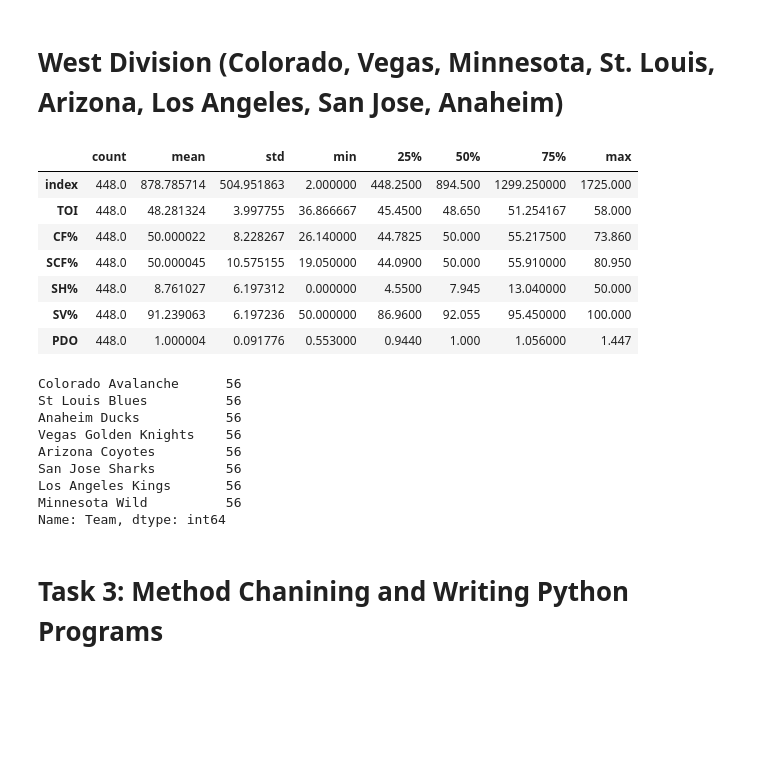
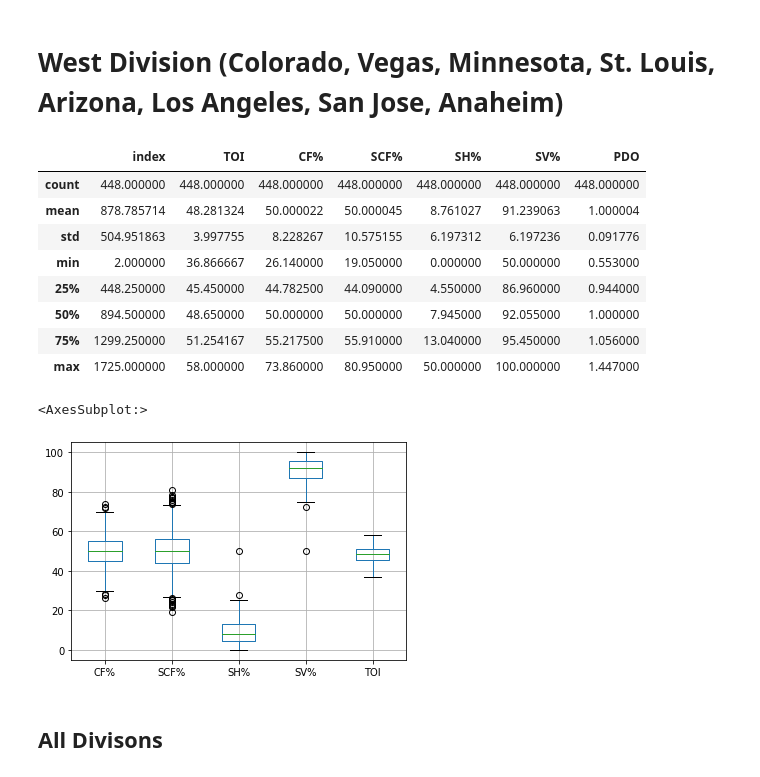
Before and after one commit to data301-2021-winter1/project-group23-project, a Jupyter notebook: notebooks/analysis2.ipynb, the cells around one changed output. Cells and saved outputs as stored; diff of their text form; code cells hidden in the pictures; blank space fills up the shorter version.

Commit message:
Added some plots

```diff
--- a/notebooks/analysis2.ipynb
+++ b/notebooks/analysis2.ipynb
@@ -174,31 +182,30 @@ centdiv.describe().T#[['mean', 'min', 'max']]
 # %%
 westdiv1= df.drop(data[data.Team.isin(["Buffalo Sabres", "Boston Bruins", "Carolina Hurricanes",
                                         "Columbus Blue Jackets", "Calgary Flames", "Chicago Blackhawks",  "Dallas Stars", "Detroit Red Wings", "Florida Panthers",
                                        "Nashville Predators", "Pittsburgh Penguins","Tampa Bay Lightning","Edmonton Oilers", "Montreal Canadiens",
                                         "New Jersey Devils", "New York Islanders", "New York Rangers", "Ottawa Senators",
                                         "Philadelphia Flyers", "Toronto Maple Leafs", "Winnipeg Jets", "Washington Capitals","Vancouver Canucks"])].index)
 westdiv= westdiv1.reset_index()
-westdiv.describe().T#[['mean', 'min', 'max']]
+westdiv
+
+westdiv.describe()#[['mean', 'min', 'max']]
+#wd = sns.violinplot(x="CF%", y="Team", data=westdiv)
 # %% [output]
-|  | count | mean | std | min | 25% | 50% | 75% | max |
-| index | 448.0 | 878.785714 | 504.951863 | 2.000000 | 448.2500 | 894.500 | 1299.250000 | 1725.000 |
-| TOI | 448.0 | 48.281324 | 3.997755 | 36.866667 | 45.4500 | 48.650 | 51.254167 | 58.000 |
-| CF% | 448.0 | 50.000022 | 8.228267 | 26.140000 | 44.7825 | 50.000 | 55.217500 | 73.860 |
-| SCF% | 448.0 | 50.000045 | 10.575155 | 19.050000 | 44.0900 | 50.000 | 55.910000 | 80.950 |
-| SH% | 448.0 | 8.761027 | 6.197312 | 0.000000 | 4.5500 | 7.945 | 13.040000 | 50.000 |
-| SV% | 448.0 | 91.239063 | 6.197236 | 50.000000 | 86.9600 | 92.055 | 95.450000 | 100.000 |
-| PDO | 448.0 | 1.000004 | 0.091776 | 0.553000 | 0.9440 | 1.000 | 1.056000 | 1.447 |
+|  | index | TOI | CF% | SCF% | SH% | SV% | PDO |
+| count | 448.000000 | 448.000000 | 448.000000 | 448.000000 | 448.000000 | 448.000000 | 448.000000 |
+| mean | 878.785714 | 48.281324 | 50.000022 | 50.000045 | 8.761027 | 91.239063 | 1.000004 |
+| std | 504.951863 | 3.997755 | 8.228267 | 10.575155 | 6.197312 | 6.197236 | 0.091776 |
+| min | 2.000000 | 36.866667 | 26.140000 | 19.050000 | 0.000000 | 50.000000 | 0.553000 |
+| 25% | 448.250000 | 45.450000 | 44.782500 | 44.090000 | 4.550000 | 86.960000 | 0.944000 |
+| 50% | 894.500000 | 48.650000 | 50.000000 | 50.000000 | 7.945000 | 92.055000 | 1.000000 |
+| 75% | 1299.250000 | 51.254167 | 55.217500 | 55.910000 | 13.040000 | 95.450000 | 1.056000 |
+| max | 1725.000000 | 58.000000 | 73.860000 | 80.950000 | 50.000000 | 100.000000 | 1.447000 |
 # %%
-print(westdiv['Team'].value_counts())
+#print(westdiv['Team'].value_counts())
-# %% [output]
-Colorado Avalanche      56
-St Louis Blues          56
-Anaheim Ducks           56
-Vegas Golden Knights    56
-Arizona Coyotes         56
-San Jose Sharks         56
-Los Angeles Kings       56
-Minnesota Wild          56
-Name: Team, dtype: int64
-# %% [markdown]
-# Task 3: Method Chanining and Writing Python Programs
+# %%
+ westdiv.boxplot(['CF%','SCF%','SH%','SV%','TOI'])
+# %% [output]
+<AxesSubplot:>
+[figure, added]
+# %% [markdown]
+## All Divisons
```
Also changed, not shown: parts of 9 cells of this notebook.
